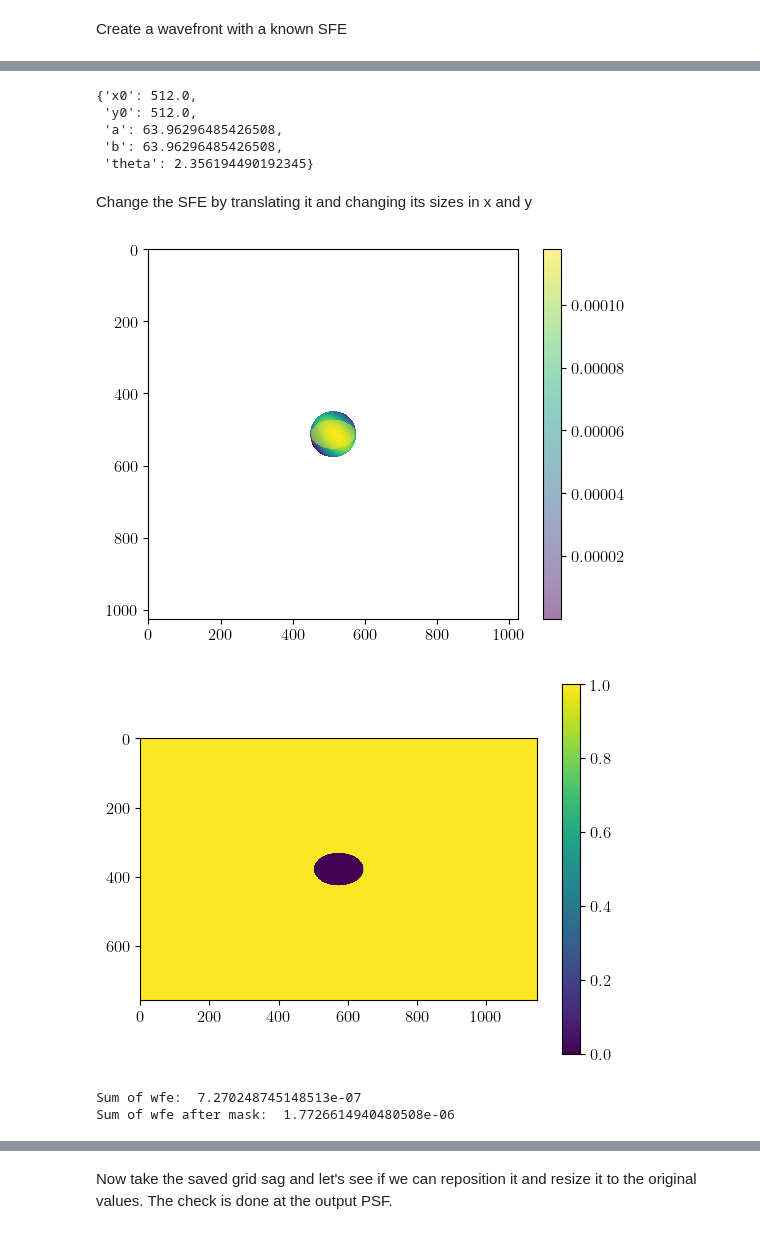
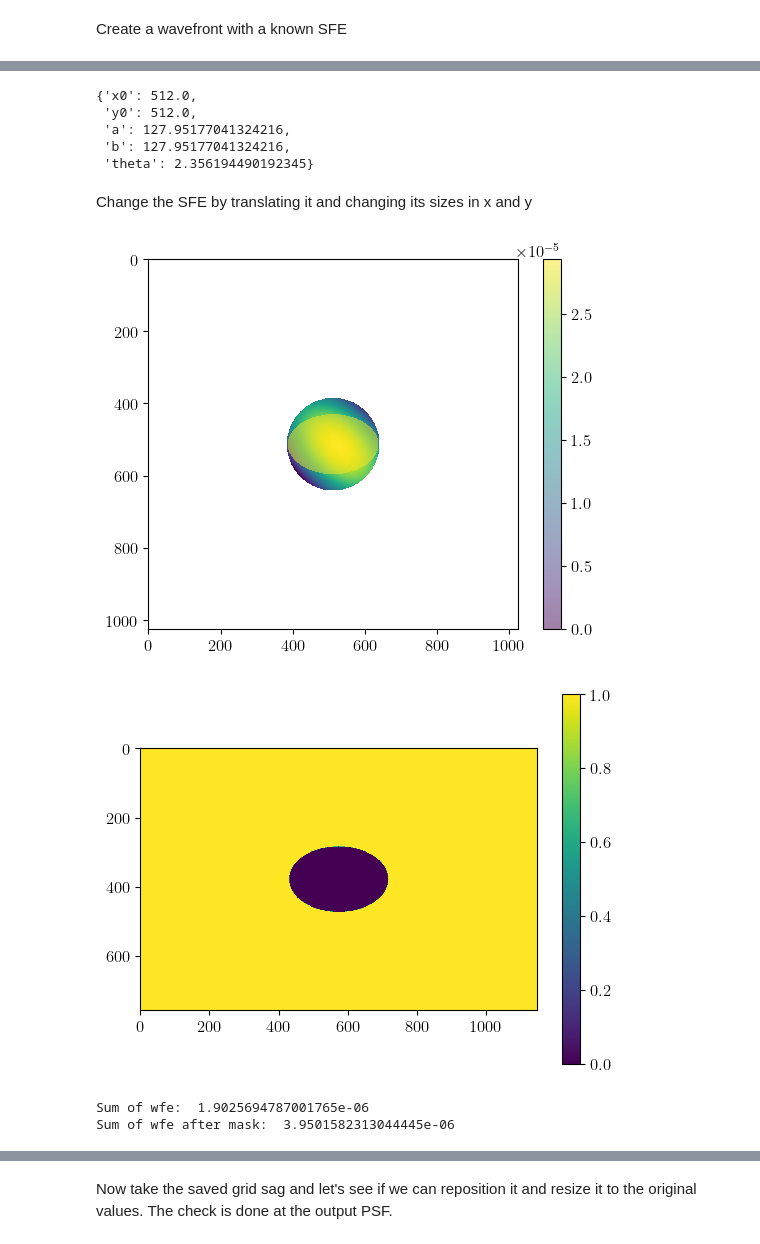
Before and after one commit to arielmission-space/PAOS, a Jupyter notebook: notebook/ComputeGridSag.ipynb, the cells around one changed output, grey strips where cells are left out. Cells and saved outputs as stored; diff of their text form; code cells hidden in the pictures.

```diff
--- a/notebook/ComputeGridSag.ipynb
+++ b/notebook/ComputeGridSag.ipynb
@@ -66,12 +66,12 @@ beam_diameter = 1.1
 semimaj = beam_diameter / 2
 semimin = beam_diameter / 2 / 1.1 * 0.73
 grid_size = 1024
-zoom = 8
+zoom = 4
 wavelength = 0.55
 xdec = ydec = 0.0
 
 lens_fl = 1
-dz = 1
+dz = 1.0
 # %% [markdown]
 Create a wavefront with a known SFE
 # %%
@@ -133,8 +133,8 @@ params
 # %% [output]
 {'x0': 512.0,
  'y0': 512.0,
- 'a': 63.96296485426508,
- 'b': 63.96296485426508,
+ 'a': 127.95177041324216,
+ 'b': 127.95177041324216,
  'theta': 2.356194490192345}
 # %% [markdown]
 Change the SFE by translating it and changing its sizes in x and y
@@ -166,37 +166,52 @@ mask = rescale(
 plt.figure()
 plt.imshow(mask, interpolation="none")
 plt.colorbar()
 plt.show()
 
 mask = mask > 0.5
 
 wfe = rescale(
     wfe,
     scale=(scale_y, scale_x),
     anti_aliasing=(
         scale_x < 1.0 or scale_y < 1.0
     ),  # anti_aliasing is required for downsampling
     order=3,
 )
 
 wfe1 = wfe.copy()
 print("Sum of wfe: ", np.sum(wfe1))
 
 wfe = np.ma.MaskedArray(wfe, mask=mask)
 print("Sum of wfe after mask: ", np.sum(wfe))
 
 # shift the WFE by n pixels on both axes
-shift = (-101, 79)  # (yshift, xshift)
-# shift = (0, 0)  # (yshift, xshift)
+# shift = (-101, 79)  # (yshift, xshift)
+shift = (10, 0)  # (yshift, xshift)
 wfe = np.roll(wfe, shift, axis=(1, 0))
-
 
 plt.figure()
 plt.imshow(wfe, interpolation="none")
 plt.colorbar()
 plt.show()
+
+# crop the edges
+wfe_shape = wfe.shape
+crop_left = 0
+crop_right = 60
+crop_top = 30
+crop_bottom = 80
+wfe = wfe[
+    crop_top : wfe_shape[0] - crop_bottom,
+    crop_left : wfe_shape[1] - crop_right,
+]
+
+plt.figure()
+plt.imshow(wfe, interpolation="none")
+plt.colorbar()
+plt.show()
 # %% [output]
-[figure, old version]
+[figure, new version]
-[figure, old version]
+[figure, new version]
-Sum of wfe:  7.270248745148513e-07
-Sum of wfe after mask:  1.7726614940480508e-06
+Sum of wfe:  1.9025694787001765e-06
+Sum of wfe after mask:  3.9501582313044445e-06
```
Also changed, not shown: parts of 13 cells of this notebook, 4 other files.
